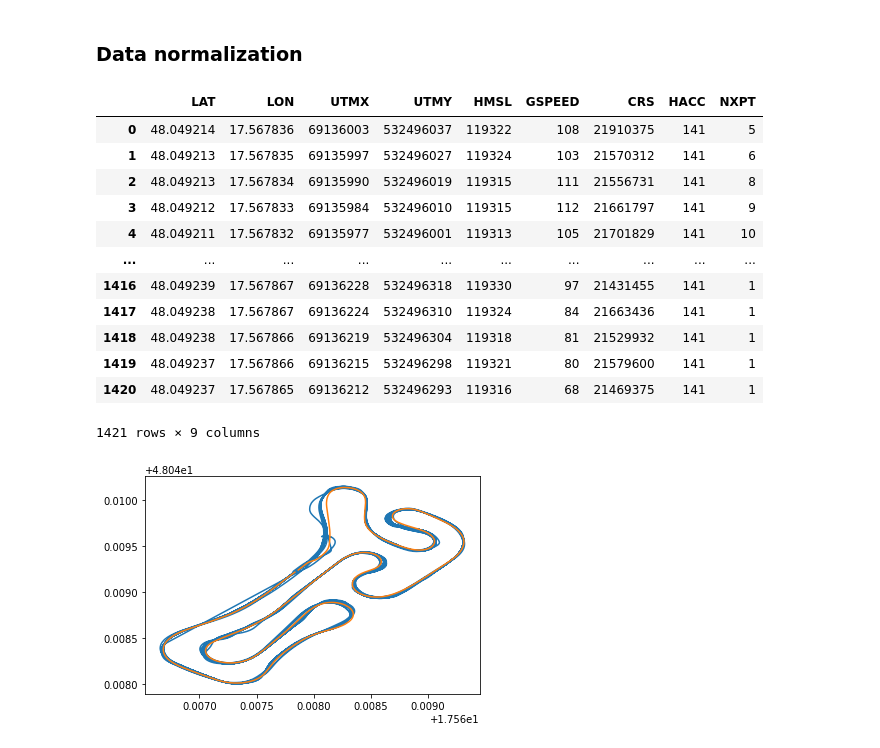
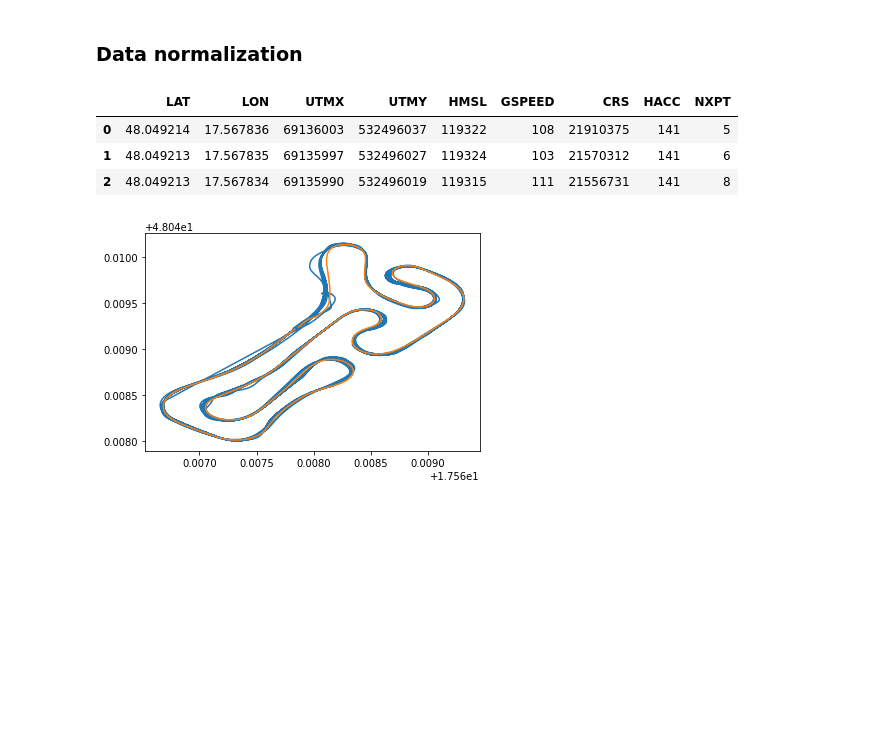
Before and after one commit to fiit-team-08/car-components-ml, a Jupyter notebook: data_analyzer.ipynb, the cells around one changed output. Drawn from its saved outputs; the diff is of its cells as text; code cells hidden in the pictures; blank space fills up the shorter version.

```diff
--- a/data_analyzer.ipynb
+++ b/data_analyzer.ipynb
@@ -73,21 +63,12 @@ for frame in [ref1, traces1, ref2, traces2, traces3]:
     frame['LAT'] = frame['LAT'].apply(lambda x: x * 0.0000001)
     frame['LON'] = frame['LON'].apply(lambda x: x * 0.0000001)
 # %%
-ref1
+ref1.head(3)
 # %% [output]
 |  | LAT | LON | UTMX | UTMY | HMSL | GSPEED | CRS | HACC | NXPT |
 | 0 | 48.049214 | 17.567836 | 69136003 | 532496037 | 119322 | 108 | 21910375 | 141 | 5 |
 | 1 | 48.049213 | 17.567835 | 69135997 | 532496027 | 119324 | 103 | 21570312 | 141 | 6 |
 | 2 | 48.049213 | 17.567834 | 69135990 | 532496019 | 119315 | 111 | 21556731 | 141 | 8 |
-| 3 | 48.049212 | 17.567833 | 69135984 | 532496010 | 119315 | 112 | 21661797 | 141 | 9 |
-| 4 | 48.049211 | 17.567832 | 69135977 | 532496001 | 119313 | 105 | 21701829 | 141 | 10 |
-| ... | ... | ... | ... | ... | ... | ... | ... | ... | ... |
-| 1416 | 48.049239 | 17.567867 | 69136228 | 532496318 | 119330 | 97 | 21431455 | 141 | 1 |
-| 1417 | 48.049238 | 17.567867 | 69136224 | 532496310 | 119324 | 84 | 21663436 | 141 | 1 |
-| 1418 | 48.049238 | 17.567866 | 69136219 | 532496304 | 119318 | 81 | 21529932 | 141 | 1 |
-| 1419 | 48.049237 | 17.567866 | 69136215 | 532496298 | 119321 | 80 | 21579600 | 141 | 1 |
-| 1420 | 48.049237 | 17.567865 | 69136212 | 532496293 | 119316 | 68 | 21469375 | 141 | 1 |
-1421 rows × 9 columns
 # %%
 fig = plt.figure()
 for frame in [traces1, ref1]:
```
Also changed, not shown: parts of 7 cells of this notebook.
